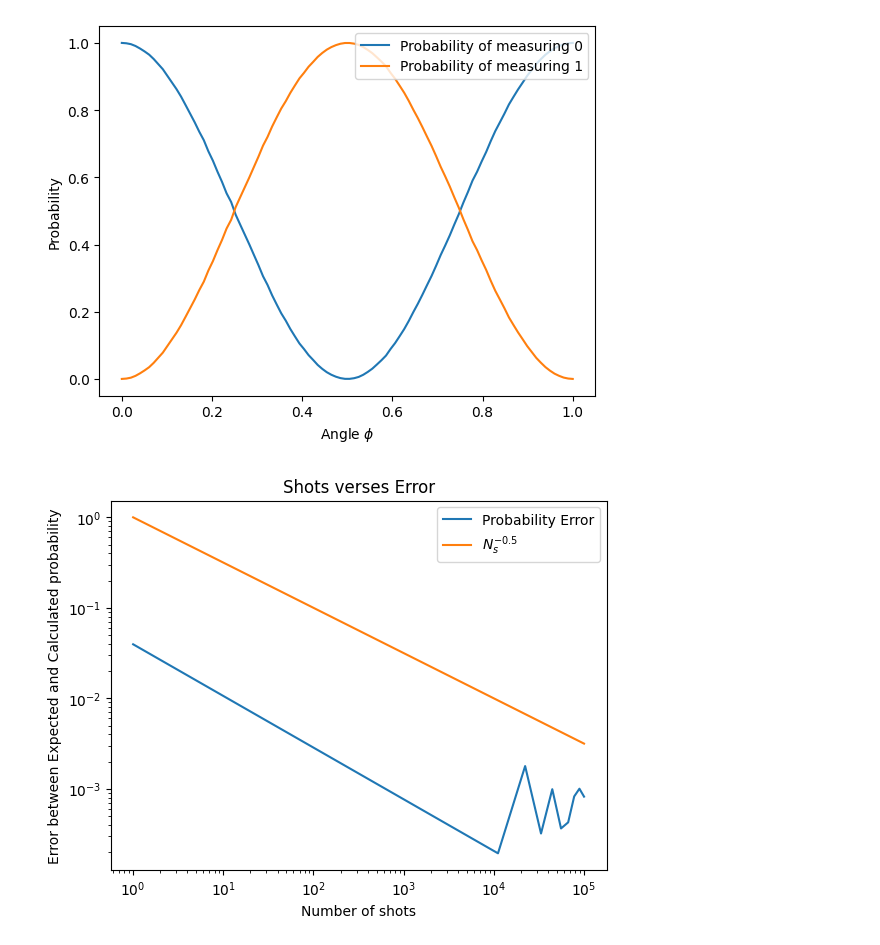
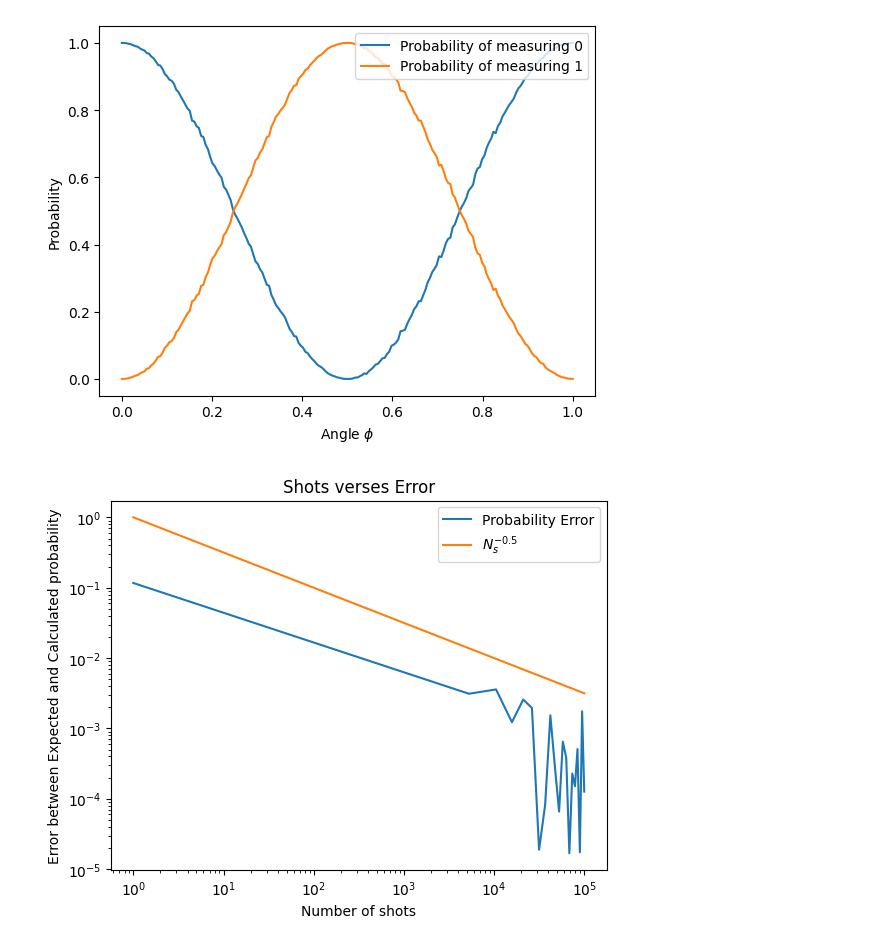
Before and after one commit to paulbruzzi/quantum-linear-algebra, a Jupyter notebook: Hadamard_Test.ipynb, the cells around one changed output. Drawn from its saved outputs; the diff is of its cells as text; code cells hidden in the pictures.

```diff
--- a/Hadamard_Test.ipynb
+++ b/Hadamard_Test.ipynb
@@ -38,7 +42,6 @@ import numpy as np
 import matplotlib.pyplot as plt
 # %%
 angle = 0.5625
-testing_angle = 9*pi/8
 # %%
 def recircuit(theta):
     circuit = QuantumCircuit(2,1)
@@ -75,7 +78,7 @@ qc2.draw("mpl")
 # %%
 backend = BasicSimulator()
 
-num_of_shots = 100000
+num_of_shots = 10000
 
 result = backend.run(qc, shots=num_of_shots).result()
 counts = result.get_counts()
@@ -120,7 +135,7 @@ Calculated probability of measuring 0:  0.03806023374435659
 # %%
 backend = BasicSimulator()
 
-angles = np.linspace(0, 1, 100)
+angles = np.linspace(0, 1, 200)
 prob0 = []
 prob1 = []
 expected_phi = angles
@@ -150,25 +165,53 @@ plt.show()
 # %%
 # Construct a graph of error verses number of shots
 backend = BasicSimulator()
 
-trials = np.linspace(1, 10**5, 10)
+trials = np.linspace(1, 10**5, 20)
 Ns = []
 error_diff = []
 expected_phi = testing_angle / (2*pi)
 for num_of_shots in trials:
     # for some reason python doesn't believe I made it an int
     num_of_shots = int(num_of_shots)
     counts = backend.run(qc, shots=num_of_shots).result().get_counts()
-    re = 1-(2*counts['1']/num_of_shots)
-    phi = np.arccos(re)/(2*pi)
-    error_diff.append( (abs(np.sin(angle*pi)**2-(counts['1']/num_of_shots)))/np.sin(angle*pi)**2 )
+    counts2 = backend.run(qc2, shots=num_of_shots).result().get_counts()
+    #print(counts)
+    if counts.get('0') is not None and counts.get('1') is not None:
+        p0re = counts['0']/num_of_shots
+        p1re = counts['1']/num_of_shots
+    elif counts.get('0') is None:
+        pp0re = 0
+        p1re = counts['1']/num_of_shots
+    elif counts.get('1') is None:
+        p0re = counts['0']/num_of_shots
+        p1re = 0
+
+    if counts2.get('0') is not None and counts2.get('1') is not None:
+        p0im = counts2['0']/num_of_shots
+        p1im = counts2['1']/num_of_shots
+    elif counts2.get('0') is None:
+        p0im = 0
+        p1im = counts2['1']/num_of_shots
+    elif counts2.get('1') is None:
+        p0im = counts2['0']/num_of_shots
+        p1im = 0
+
+    re = p0re - p1re
+    im = p1im - p0im
+    if p1im >= 0.5:
+        ans = np.arctan(im/re)/2/pi
+    elif p1im < 0.5:
+        ans = np.arctan(im/re)/2/pi + 0.5
+
+    error_diff.append((abs(angle - ans))/angle)
     Ns.append(num_of_shots**(-0.5))
+
 plt.loglog(trials, error_diff, label = 'Probability Error')
 plt.loglog(trials, Ns, label = '$N_s^{-0.5}$')
 plt.title("Shots verses Error")
 plt.xlabel("Number of shots")
 plt.ylabel("Error between Expected and Calculated probability")
 plt.legend(loc='upper right')
 plt.show()
 # %% [output]
-[figure, old version]
+[figure, new version]
```
Also changed, not shown: parts of 8 cells of this notebook.
